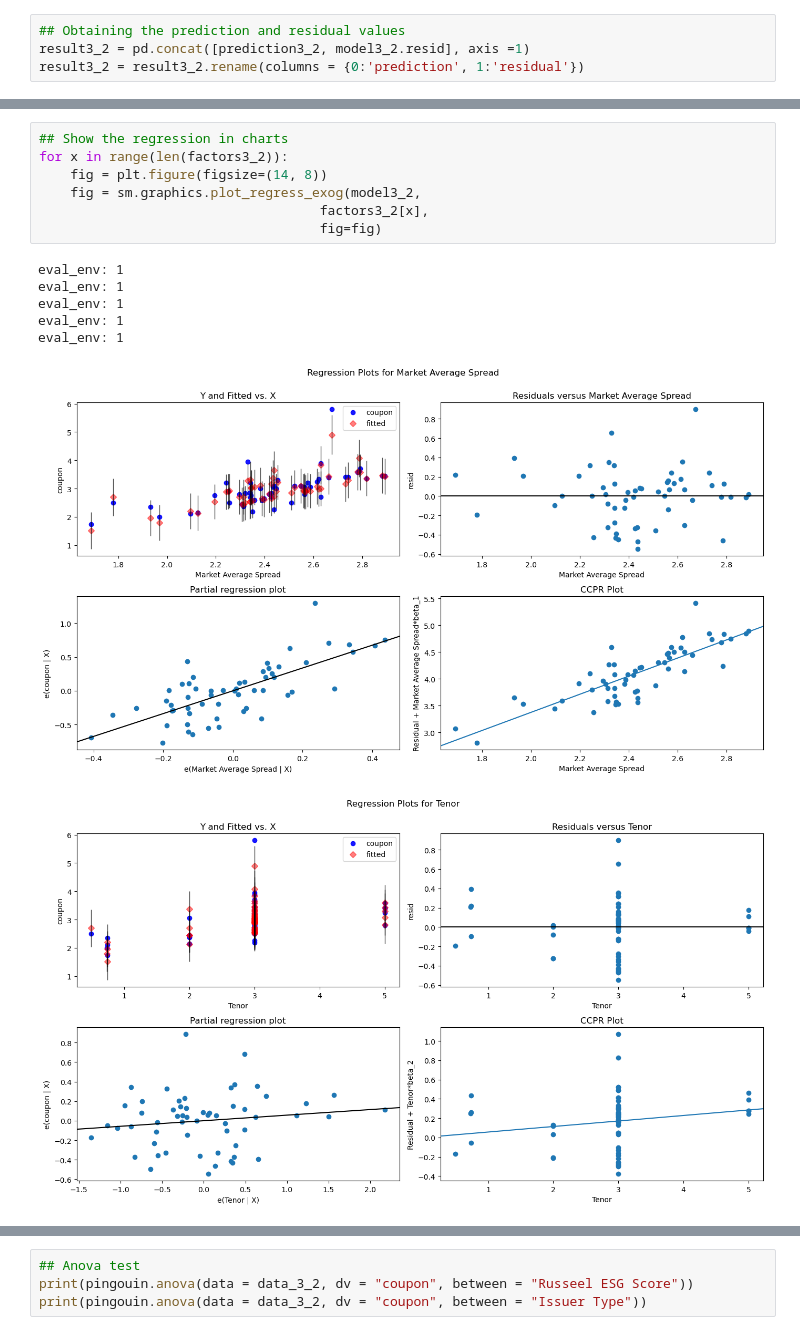
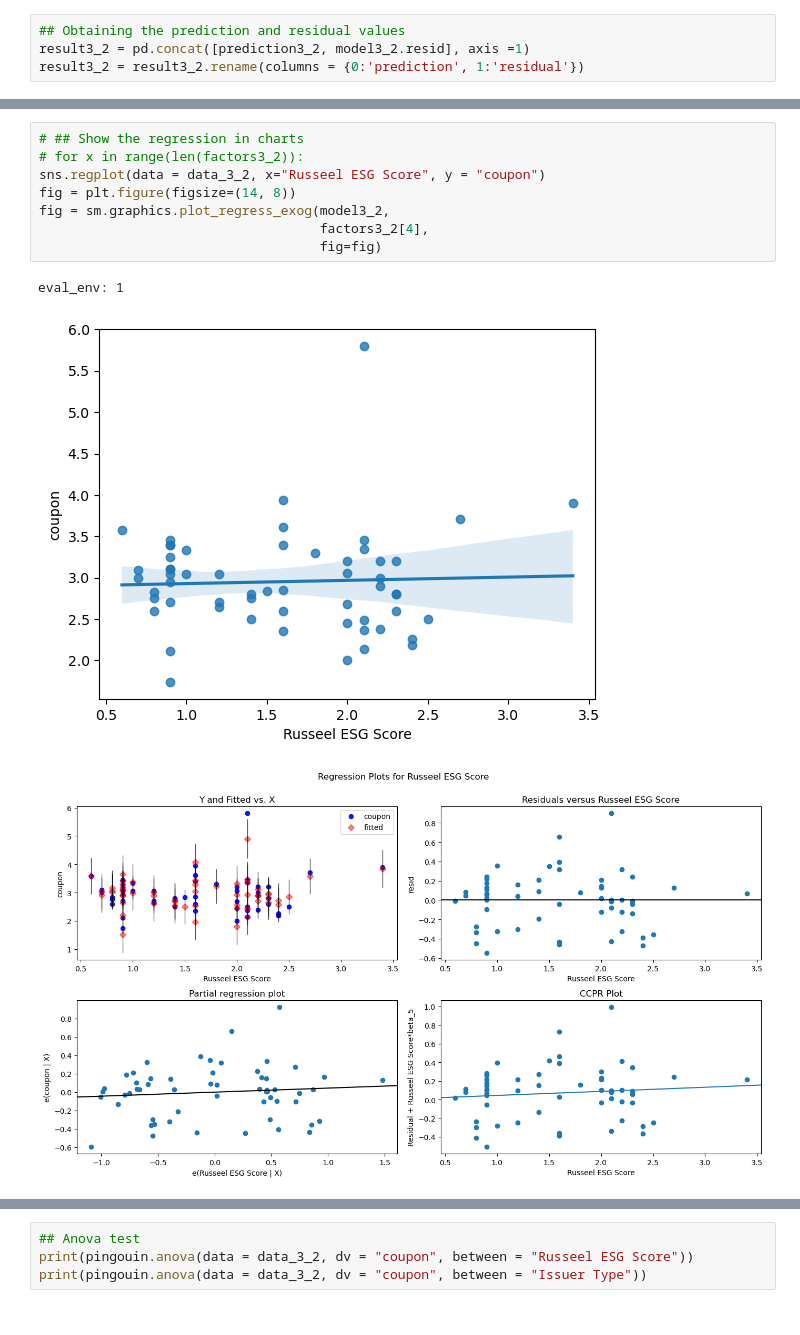
Before and after one commit to steveshao1213/Final_Project_nusbiz, a Jupyter notebook: Final_Project_Python.ipynb, the cells around one changed output, grey strips where cells are left out. Drawn from its saved outputs; the diff is of its cells as text.

```diff
--- a/Final_Project_Python.ipynb
+++ b/Final_Project_Python.ipynb
@@ -424,17 +412,14 @@ with pd.option_context('display.max_rows', None,
 55       3.376    -0.326
 56       3.585     0.125
 # %%
-## Show the regression in charts
-for x in range(len(factors3_2)):
-    fig = plt.figure(figsize=(14, 8))
-    fig = sm.graphics.plot_regress_exog(model3_2,
-                                    factors3_2[x],
+# ## Show the regression in charts
+# for x in range(len(factors3_2)):
+sns.regplot(data = data_3_2, x="Russeel ESG Score", y = "coupon")
+fig = plt.figure(figsize=(14, 8))
+fig = sm.graphics.plot_regress_exog(model3_2,
+                                    factors3_2[4],
                                     fig=fig)
 # %% [output]
 eval_env: 1
-eval_env: 1
-eval_env: 1
-eval_env: 1
-eval_env: 1
-[figure, old version]
+[figure, new version]
-[figure, old version]
+[figure, new version]
```
Also changed, not shown: parts of 10 cells of this notebook, 4 other files.
